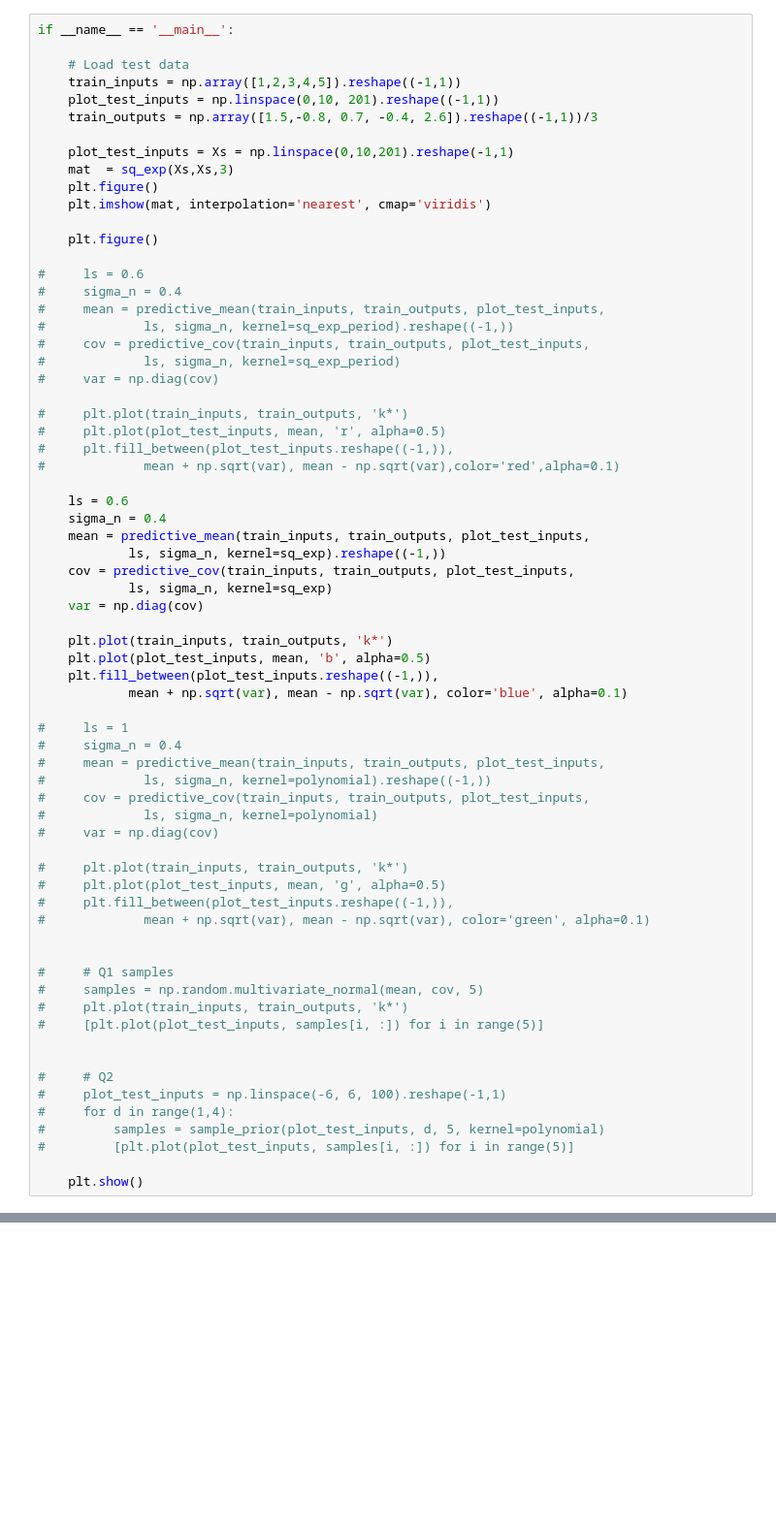
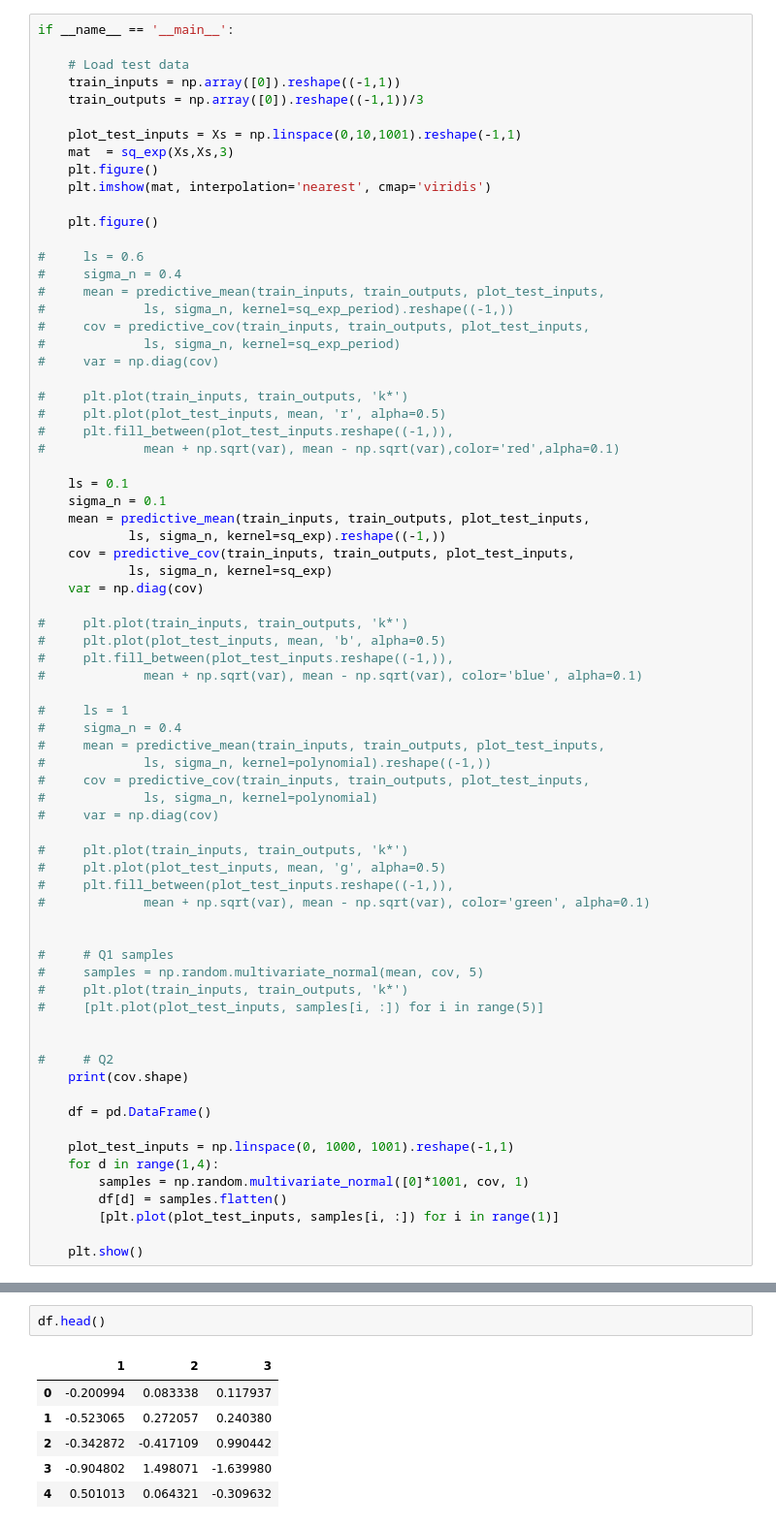
Before and after one commit to Codesflow-Simon/range-only, a Jupyter notebook: data/GP.ipynb, the cells around one changed output, grey strips where cells are left out. Shown: that part at 97% size. Saved outputs shown, nothing was run; the diff lists cells and outputs as text; blank space fills up the shorter version.

```diff
--- a/data/GP.ipynb
+++ b/data/GP.ipynb
@@ -99,11 +101,10 @@ def predictive_cov(X, y, X_star, length_scale, sigma,kernel=sq_exp):
 if __name__ == '__main__':
 
     # Load test data
-    train_inputs = np.array([1,2,3,4,5]).reshape((-1,1))
-    plot_test_inputs = np.linspace(0,10, 201).reshape((-1,1))
-    train_outputs = np.array([1.5,-0.8, 0.7, -0.4, 2.6]).reshape((-1,1))/3
+    train_inputs = np.array([0]).reshape((-1,1))
+    train_outputs = np.array([0]).reshape((-1,1))/3
 
-    plot_test_inputs = Xs = np.linspace(0,10,201).reshape(-1,1)
+    plot_test_inputs = Xs = np.linspace(0,10,1001).reshape(-1,1)
     mat  = sq_exp(Xs,Xs,3)
     plt.figure()
     plt.imshow(mat, interpolation='nearest', cmap='viridis')
@@ -123,18 +124,18 @@ if __name__ == '__main__':
 #     plt.fill_between(plot_test_inputs.reshape((-1,)),
 #             mean + np.sqrt(var), mean - np.sqrt(var),color='red',alpha=0.1)
 
-    ls = 0.6
-    sigma_n = 0.4
+    ls = 0.1
+    sigma_n = 0.1
     mean = predictive_mean(train_inputs, train_outputs, plot_test_inputs,
             ls, sigma_n, kernel=sq_exp).reshape((-1,))
     cov = predictive_cov(train_inputs, train_outputs, plot_test_inputs,
             ls, sigma_n, kernel=sq_exp)
     var = np.diag(cov)
 
-    plt.plot(train_inputs, train_outputs, 'k*')
-    plt.plot(plot_test_inputs, mean, 'b', alpha=0.5)
-    plt.fill_between(plot_test_inputs.reshape((-1,)),
-            mean + np.sqrt(var), mean - np.sqrt(var), color='blue', alpha=0.1)
+#     plt.plot(train_inputs, train_outputs, 'k*')
+#     plt.plot(plot_test_inputs, mean, 'b', alpha=0.5)
+#     plt.fill_between(plot_test_inputs.reshape((-1,)),
+#             mean + np.sqrt(var), mean - np.sqrt(var), color='blue', alpha=0.1)
 
 #     ls = 1
 #     sigma_n = 0.4
@@ -157,10 +158,15 @@ if __name__ == '__main__':
 
 
 #     # Q2
-#     plot_test_inputs = np.linspace(-6, 6, 100).reshape(-1,1)
-#     for d in range(1,4):
-#         samples = sample_prior(plot_test_inputs, d, 5, kernel=polynomial)
-#         [plt.plot(plot_test_inputs, samples[i, :]) for i in range(5)]
+    print(cov.shape)
+
+    df = pd.DataFrame()
+
+    plot_test_inputs = np.linspace(0, 1000, 1001).reshape(-1,1)
+    for d in range(1,4):
+        samples = np.random.multivariate_normal([0]*1001, cov, 1)
+        df[d] = samples.flatten()
+        [plt.plot(plot_test_inputs, samples[i, :]) for i in range(1)]
 
     plt.show()
 # %% [output]
@@ -168,0 +178,9 @@ if __name__ == '__main__':
+# %%
+df.head()
+# %% [output]
+|  | 1 | 2 | 3 |
+| 0 | -0.200994 | 0.083338 | 0.117937 |
+| 1 | -0.523065 | 0.272057 | 0.240380 |
+| 2 | -0.342872 | -0.417109 | 0.990442 |
+| 3 | -0.904802 | 1.498071 | -1.639980 |
+| 4 | 0.501013 | 0.064321 | -0.309632 |
```
Also changed, not shown: parts of 3 cells of this notebook, 20 other files.
